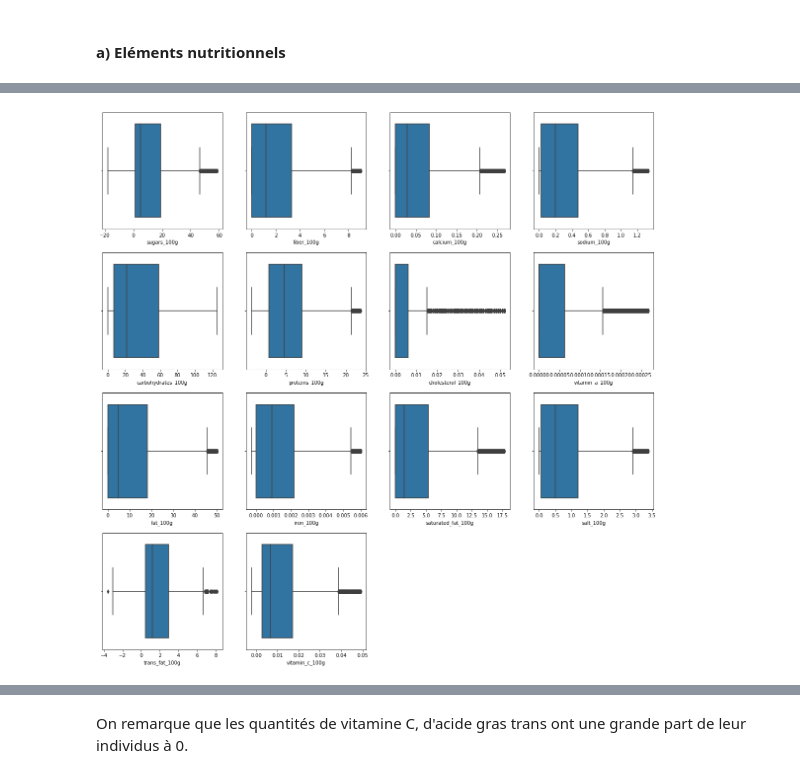
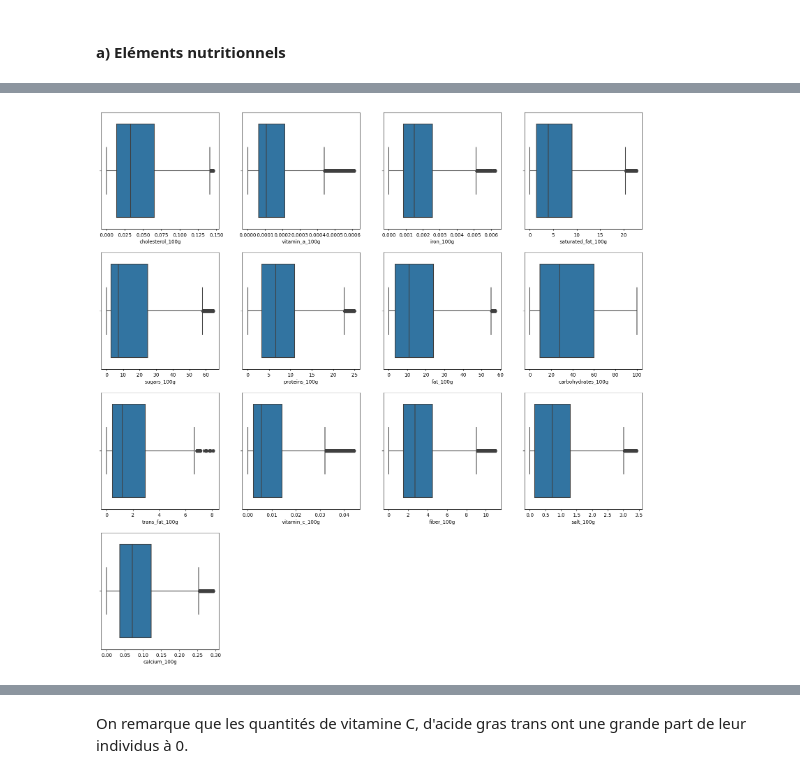
Before and after one commit to rlossec/Health-data-preprocessing, a Jupyter notebook: explore.ipynb, the cells around one changed output, grey strips where cells are left out. Saved outputs shown, nothing was run; the diff lists cells and outputs as text; code cells hidden in the pictures.

```diff
--- a/explore.ipynb
+++ b/explore.ipynb
@@ -1075,0 +1117,3 @@ On convertit les colonnes entières qui ne l'avait pas été fait à cause des N
+# %%
+for column in elements_columns:
+    work_df[column] = work_df[column].fillna(0)
@@ -1075,0 +1215,4 @@ On convertit les colonnes entières qui ne l'avait pas été fait à cause des N
+# %%
+for column in elements_columns:
+    work_df = work_df.drop(outliers_indices(work_df[column], 0, 100))
+    clean_df = clean_df.drop(outliers_indices(clean_df[column], 0, 100))
@@ -1075,0 +1276,4 @@ On convertit les colonnes entières qui ne l'avait pas été fait à cause des N
+# %%
+energy_outliers = pd.Series(outliers_indices_IQR(work_df['energy_100g']))
+work_df.drop(energy_outliers, inplace=True)
+clean_df.drop(energy_outliers, inplace=True)
@@ -1075,0 +1305,3 @@ On convertit les colonnes entières qui ne l'avait pas été fait à cause des N
+# %%
+work_df['additives_n'] = work_df['additives_n'].fillna(work_df['nutrition_grade_fr'])
+work_df['additives_n'] = work_df['additives_n'].replace(score_means.to_dict())
@@ -1208,14 +1474,11 @@ particular_elements = {
 }
 # %%
 plt.figure(figsize=(20,20))
-plt.title("Figure 8: Diagramme en boîte des éléments nutritionnels")
-for count, element in enumerate(classic_elements):
+#plt.title("")
+for count, element in enumerate(elements_columns):
     plt.subplot(4, 4, count+1)
-    sns.boxplot(x=clean_outliers(work_df[element]))
-for count, element in enumerate(particular_elements):
-    plt.subplot(4, 4, count+13)
-    sns.boxplot(x=clean_zeros(work_df[element]))
-plt.savefig(fname="elements_boxplot.png")
+    sns.boxplot(x=clean_na_outliersIQR_zeros(work_df[element]))
+#plt.savefig("images/8_elements_boxplot.png")
 plt.show()
 # %% [output]
-[figure, old version]
+[figure, new version]
```
Also changed, not shown: parts of 367 cells of this notebook, 1 other file.
